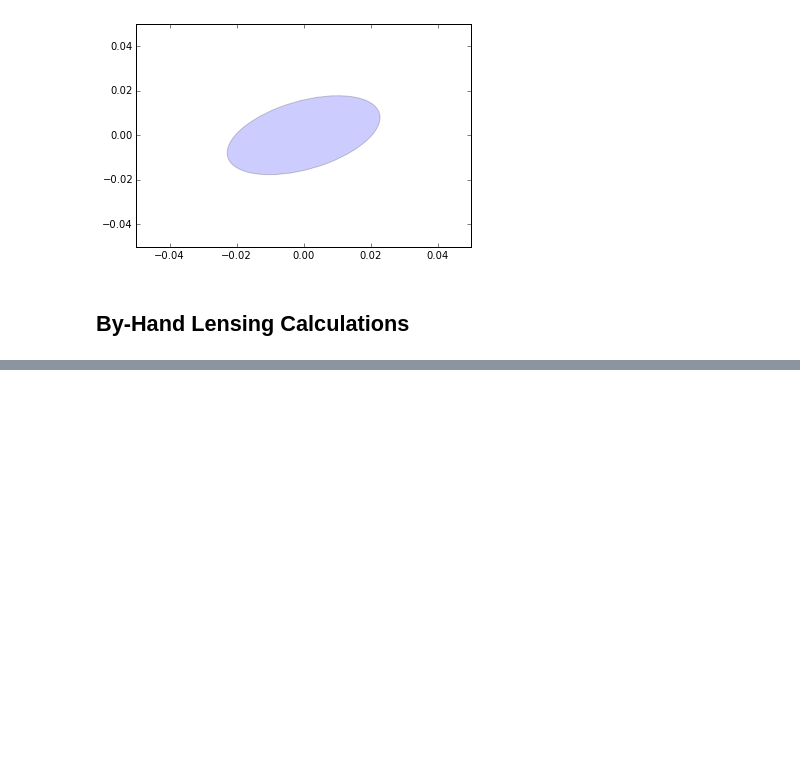
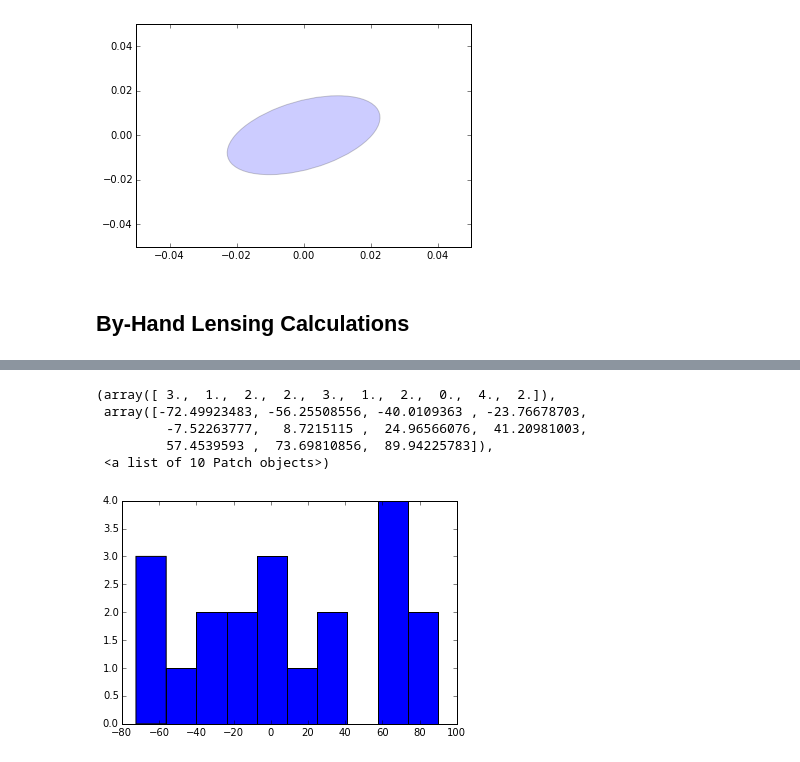
Before and after one commit to drphilmarshall/Pangloss, a Jupyter notebook: demos/ForegroundGalaxyOverlay.ipynb, the cells around one changed output, grey strips where cells are left out. Drawn from its saved outputs; the diff is of its cells as text; code cells hidden in the pictures; blank space fills up the shorter version.

```diff
--- a/demos/ForegroundGalaxyOverlay.ipynb
+++ b/demos/ForegroundGalaxyOverlay.ipynb
@@ -403,0 +404,9 @@ ePhi, ePhi_calc:  25.7727720115 , 25.7727720115
+# %%
+plt.hist(galaxies['ePhi_int'])
+# %% [output]
+(array([ 3.,  1.,  2.,  2.,  3.,  1.,  2.,  0.,  4.,  2.]),
+ array([-72.49923483, -56.25508556, -40.0109363 , -23.76678703,
+         -7.52263777,   8.7215115 ,  24.96566076,  41.20981003,
+         57.4539593 ,  73.69810856,  89.94225783]),
+ <a list of 10 Patch objects>)
+[figure, added]
```
Also changed, not shown: parts of 11 cells of this notebook, 1 other file.
